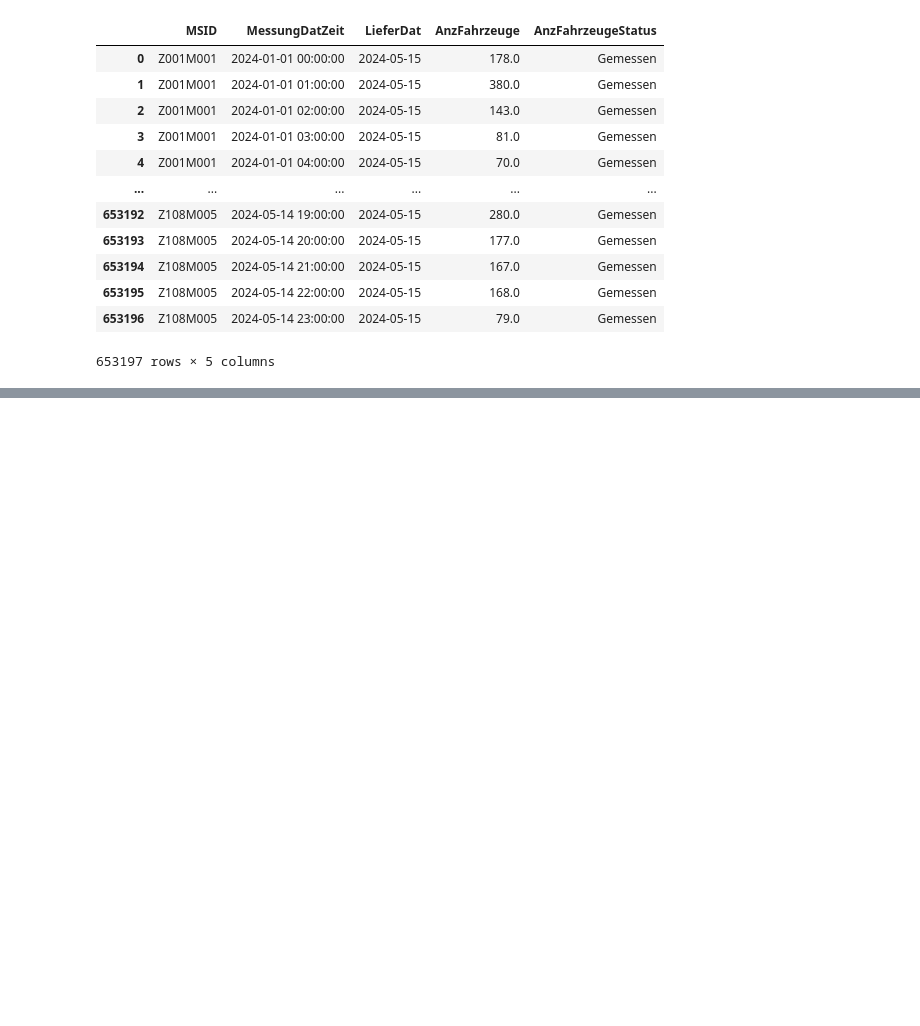
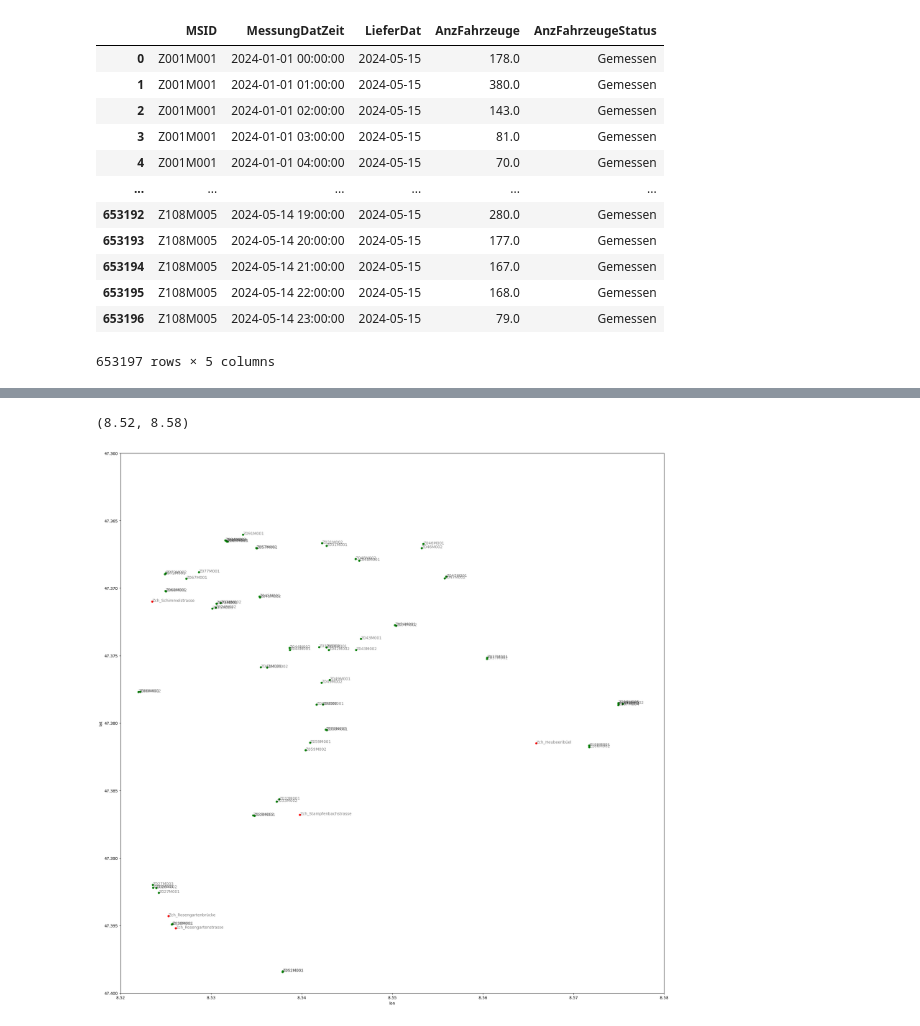
Before and after one commit to pscllbssr/dw-dl-traffic-air-quality, a Jupyter notebook: notebooks/zrh-traffic-exploration.ipynb, the cells around one changed output, grey strips where cells are left out. Saved outputs shown, nothing was run; the diff lists cells and outputs as text; code cells hidden in the pictures; blank space fills up the shorter version.

Commit message:
notebooks for data exploration tasks

```diff
--- a/notebooks/zrh-traffic-exploration.ipynb
+++ b/notebooks/zrh-traffic-exploration.ipynb
@@ -136,0 +152,3 @@ df
+# %%
+df_stations = lv95_to_wgs84(df_stations)
+df_stations
@@ -136,0 +173,7 @@ df
+# %%
+import requests
+
+air_quality_metadata = requests.get("https://data.stadt-zuerich.ch/dataset/ugz_luftschadstoffmessung_stundenwerte/download/uzg_ogd_metadaten.json").json()
+df_air_quality = pd.DataFrame.from_dict(air_quality_metadata['Standorte'])
+df_air_quality.rename(columns={'Koordinaten_WGS84_lat': 'lat', 'Koordinaten_WGS84_lng': 'lon'}, inplace=True)
+df_air_quality
@@ -136,0 +212,4 @@ df
+# %%
+df_1 = df_air_quality[['ID', 'lat', 'lon']].copy()
+df_1['colour'] = 'red'
+df_1
@@ -136,0 +223,4 @@ df
+# %%
+df_2 = df_stations[['MSID', 'lat', 'lon']].copy().rename(columns={'MSID': 'ID'})
+df_2['colour'] = 'green'
+df_2
@@ -136,0 +241,13 @@ df
+# %%
+df_map = pd.concat([df_1, df_2], ignore_index=True)
+
+fig, ax = plt.subplots(figsize=(25,25))
+df_map.plot(x="lon", y="lat", kind="scatter", c="colour", ax=ax)
+for idx, row in df_map.iterrows():
+    ax.annotate(row['ID'], (row['lon'], row['lat']), alpha=0.5)
+
+plt.ylim((47.40, 47.36))
+plt.xlim((8.52, 8.58))
+# %% [output]
+(8.52, 8.58)
+[figure, added]
```
Also changed, not shown: parts of 12 cells of this notebook, 4 other files.
